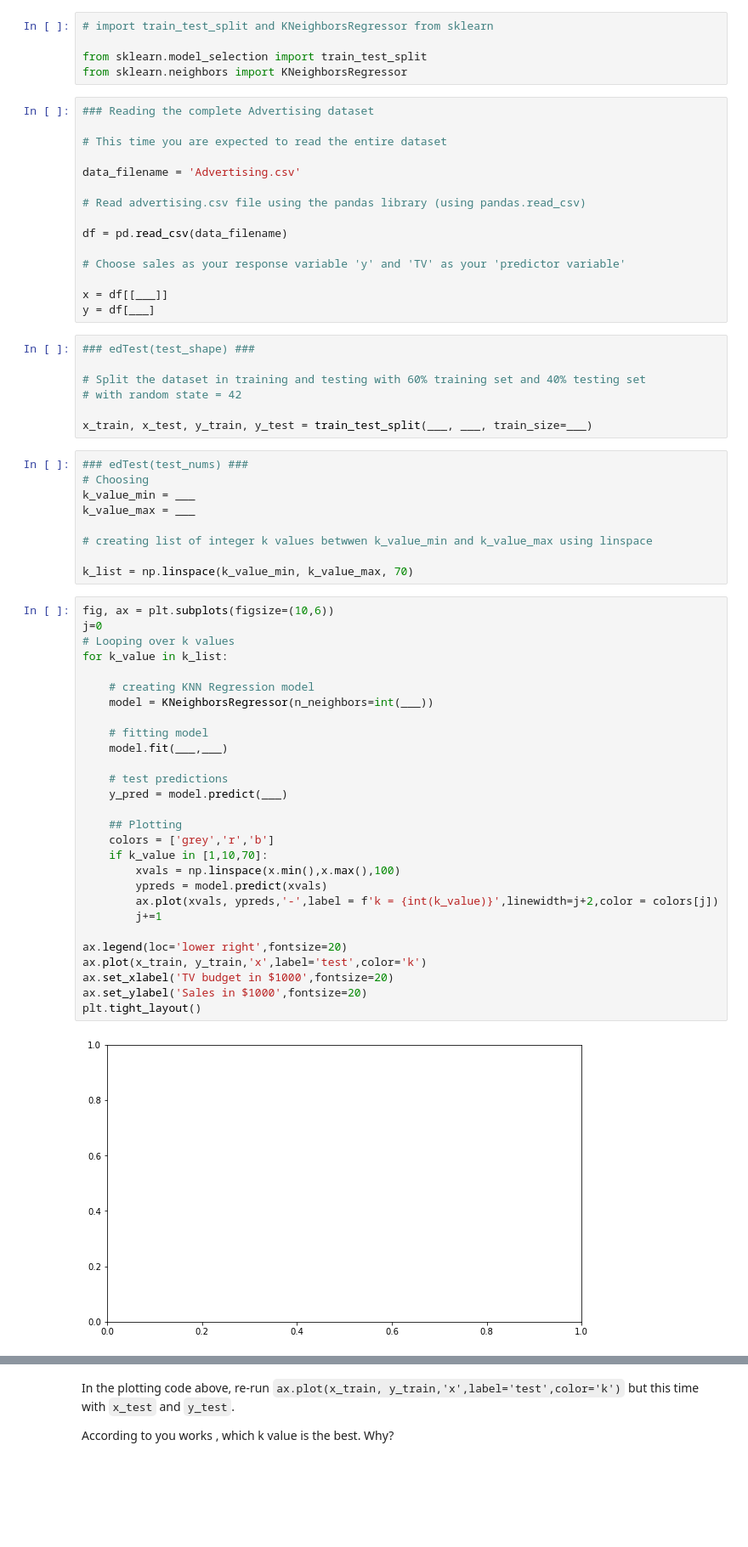
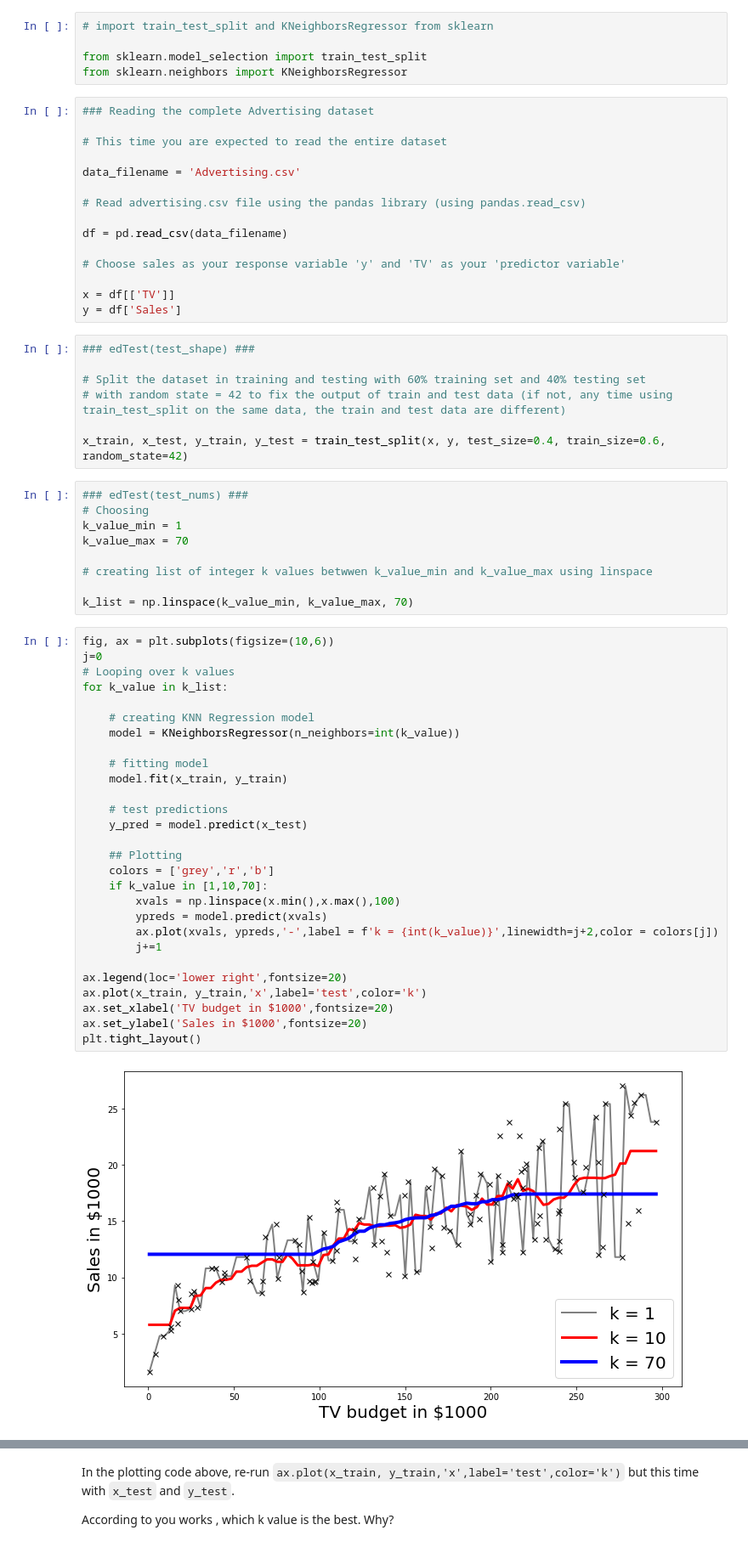
Before and after one commit to Harvard-IACS/2020-CS109A, a Jupyter notebook: content/lectures/lecture05/notebook/s1-exa2-challenge.ipynb, the cells around one changed output, grey strips where cells are left out. Shown at 85% size. Cells and saved outputs as stored; diff of their text form; blank space fills up the shorter version.

```diff
--- a/content/lectures/lecture05/notebook/s1-exa2-challenge.ipynb
+++ b/content/lectures/lecture05/notebook/s1-exa2-challenge.ipynb
@@ -138,20 +142,20 @@ df = pd.read_csv(data_filename)
 
 # Choose sales as your response variable 'y' and 'TV' as your 'predictor variable'
 
-x = df[[___]]
-y = df[___]
+x = df[['TV']]
+y = df['Sales']
 # %%
 ### edTest(test_shape) ###
 
 # Split the dataset in training and testing with 60% training set and 40% testing set
-# with random state = 42
+# with random state = 42 to fix the output of train and test data (if not, any time using train_test_split on the same data, the train and test data are different)
 
-x_train, x_test, y_train, y_test = train_test_split(___, ___, train_size=___)
+x_train, x_test, y_train, y_test = train_test_split(x, y, test_size=0.4, train_size=0.6, random_state=42)
 # %%
 ### edTest(test_nums) ###
 # Choosing
-k_value_min = ___
-k_value_max = ___
+k_value_min = 1
+k_value_max = 70
 
 # creating list of integer k values betwwen k_value_min and k_value_max using linspace
 
@@ -159,30 +163,30 @@ k_list = np.linspace(k_value_min, k_value_max, 70)
 # %%
 fig, ax = plt.subplots(figsize=(10,6))
 j=0
 # Looping over k values
 for k_value in k_list:
 
     # creating KNN Regression model
-    model = KNeighborsRegressor(n_neighbors=int(___))
+    model = KNeighborsRegressor(n_neighbors=int(k_value))
 
     # fitting model
-    model.fit(___,___)
+    model.fit(x_train, y_train)
 
     # test predictions
-    y_pred = model.predict(___)
+    y_pred = model.predict(x_test)
 
     ## Plotting
     colors = ['grey','r','b']
     if k_value in [1,10,70]:
         xvals = np.linspace(x.min(),x.max(),100)
         ypreds = model.predict(xvals)
         ax.plot(xvals, ypreds,'-',label = f'k = {int(k_value)}',linewidth=j+2,color = colors[j])
         j+=1
 
 ax.legend(loc='lower right',fontsize=20)
 ax.plot(x_train, y_train,'x',label='test',color='k')
 ax.set_xlabel('TV budget in $1000',fontsize=20)
 ax.set_ylabel('Sales in $1000',fontsize=20)
 plt.tight_layout()
 # %% [output]
-[figure, old version]
+[figure, new version]
```
Also changed, not shown: parts of 9 cells of this notebook, 1 other file.
